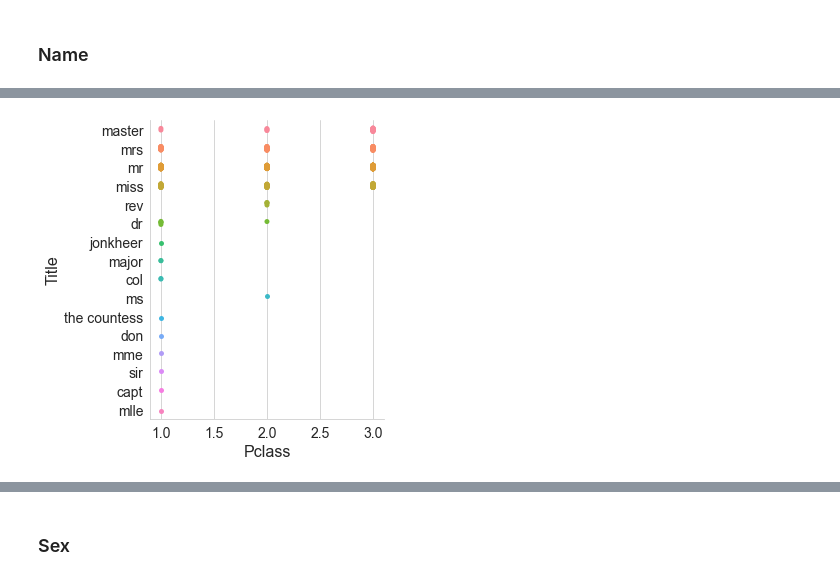
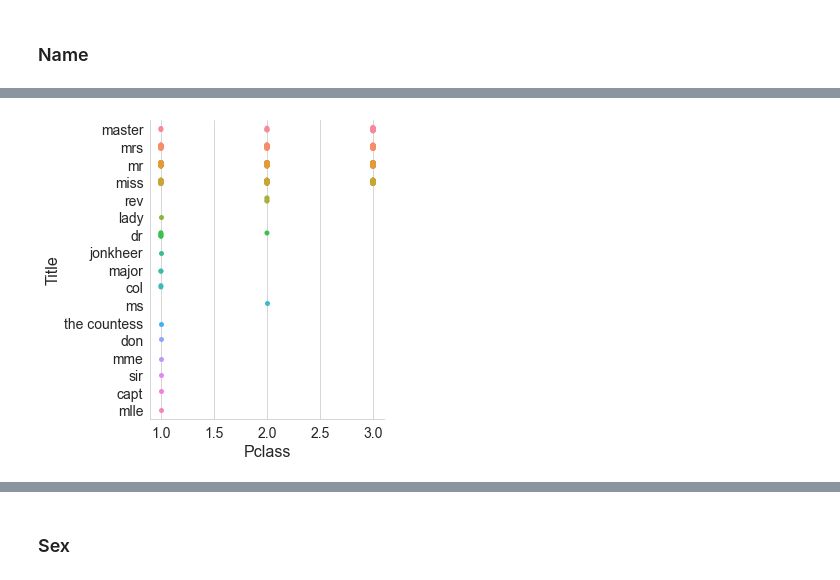
Before and after one commit to AlekseiBogachev/Titanic-Machine-Learning-from-Disaster, a Jupyter notebook: sources/Titanic-Machine-Learning-from-Disaster.ipynb, the cells around one changed output, grey strips where cells are left out. Cells and saved outputs as stored; diff of their text form; code cells hidden in the pictures.

```diff
--- a/sources/Titanic-Machine-Learning-from-Disaster.ipynb
+++ b/sources/Titanic-Machine-Learning-from-Disaster.ipynb
@@ -346,3 +346,5 @@ Cabin
 Embarked
 # %% [markdown]
 ### Pclass
+# %%
+exploratory_set.Pclass = exploratory_set.Pclass.astype('category')
@@ -393,5 +433,5 @@ exploratory_set.Name.nunique()
 # %%
-exploratory_set['Title'] = exploratory_set.Name.str.extract(pat=r'\b,\s(.+)\.\s\b', expand=True)
+exploratory_set['Title'] = exploratory_set.Name.str.extract(pat=r'\b,\s(.+)\.\s[\b(]?', expand=True)
 exploratory_set['Title'] = exploratory_set['Title'].str.lower()
 exploratory_set.head()
 # %% [output]
@@ -430,5 +514,6 @@ plt.show()
 # %%
+exploratory_set.Pclass = exploratory_set.Pclass.astype(np.int64)
 sns.catplot(data=exploratory_set, y='Title', x='Pclass')
 plt.show()
 # %% [output]
-[figure, old version]
+[figure, new version]
```
Also changed, not shown: parts of 58 cells of this notebook.
